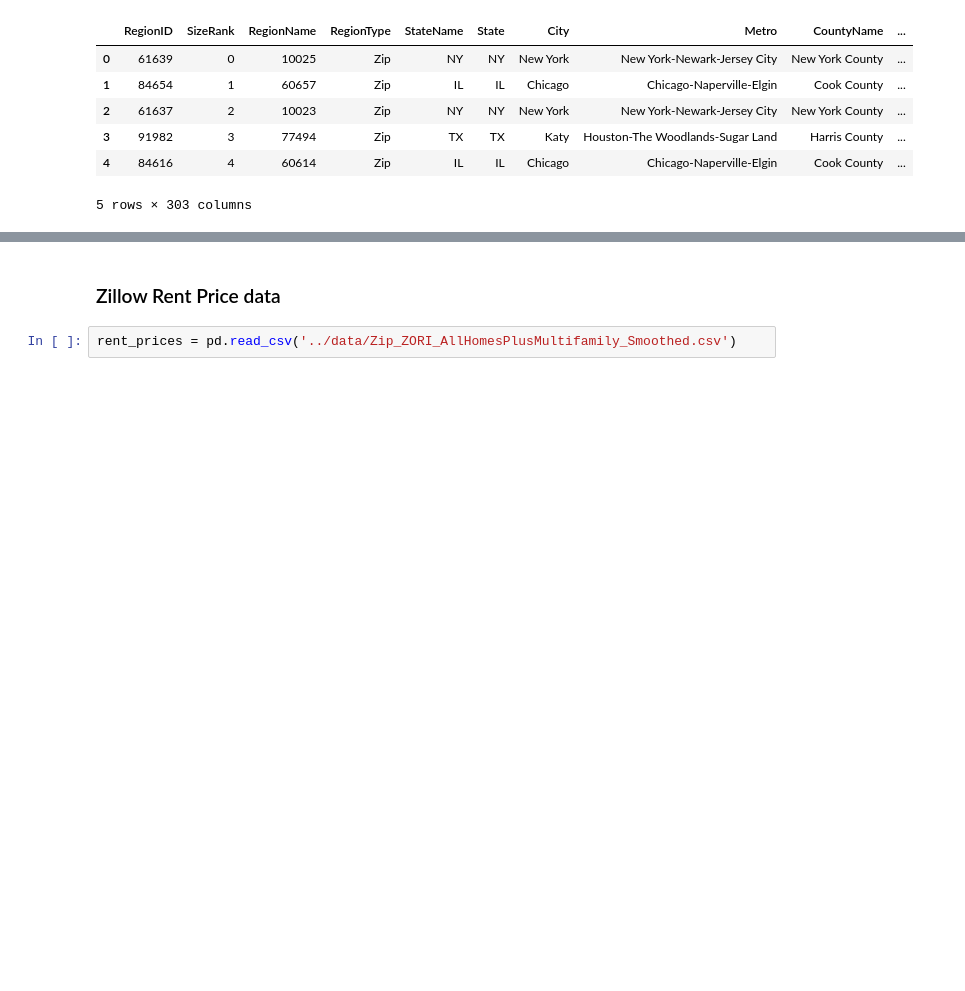
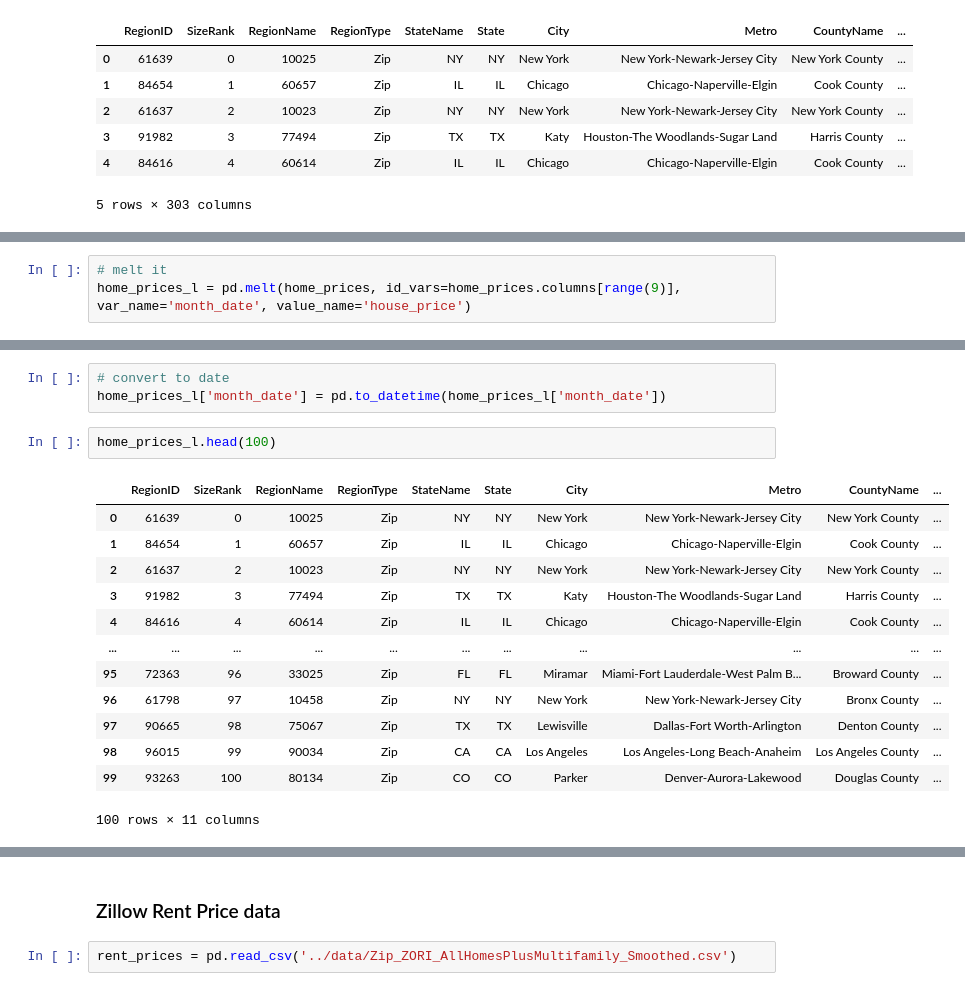
Before and after one commit to paultanger/realty-markets-analyzer, a Jupyter notebook: notebooks/EDA.ipynb, the cells around one changed output, grey strips where cells are left out. Drawn from its saved outputs; the diff is of its cells as text; blank space fills up the shorter version.

```diff
--- a/notebooks/EDA.ipynb
+++ b/notebooks/EDA.ipynb
@@ -120,0 +131,3 @@ home_prices.head()
+# %%
+# melt it
+home_prices_l = pd.melt(home_prices, id_vars=home_prices.columns[range(9)], var_name='month_date', value_name='house_price')
@@ -120,0 +156,19 @@ home_prices.head()
+# %%
+# convert to date
+home_prices_l['month_date'] = pd.to_datetime(home_prices_l['month_date'])
+# %%
+home_prices_l.head(100)
+# %% [output]
+|  | RegionID | SizeRank | RegionName | RegionType | StateName | State | City | Metro | CountyName | ... |
+| 0 | 61639 | 0 | 10025 | Zip | NY | NY | New York | New York-Newark-Jersey City | New York County | ... |
+| 1 | 84654 | 1 | 60657 | Zip | IL | IL | Chicago | Chicago-Naperville-Elgin | Cook County | ... |
+| 2 | 61637 | 2 | 10023 | Zip | NY | NY | New York | New York-Newark-Jersey City | New York County | ... |
+| 3 | 91982 | 3 | 77494 | Zip | TX | TX | Katy | Houston-The Woodlands-Sugar Land | Harris County | ... |
+| 4 | 84616 | 4 | 60614 | Zip | IL | IL | Chicago | Chicago-Naperville-Elgin | Cook County | ... |
+| ... | ... | ... | ... | ... | ... | ... | ... | ... | ... | ... |
+| 95 | 72363 | 96 | 33025 | Zip | FL | FL | Miramar | Miami-Fort Lauderdale-West Palm B... | Broward County | ... |
+| 96 | 61798 | 97 | 10458 | Zip | NY | NY | New York | New York-Newark-Jersey City | Bronx County | ... |
+| 97 | 90665 | 98 | 75067 | Zip | TX | TX | Lewisville | Dallas-Fort Worth-Arlington | Denton County | ... |
+| 98 | 96015 | 99 | 90034 | Zip | CA | CA | Los Angeles | Los Angeles-Long Beach-Anaheim | Los Angeles County | ... |
+| 99 | 93263 | 100 | 80134 | Zip | CO | CO | Parker | Denver-Aurora-Lakewood | Douglas County | ... |
+100 rows × 11 columns
```
Also changed, not shown: parts of 99 cells of this notebook.
